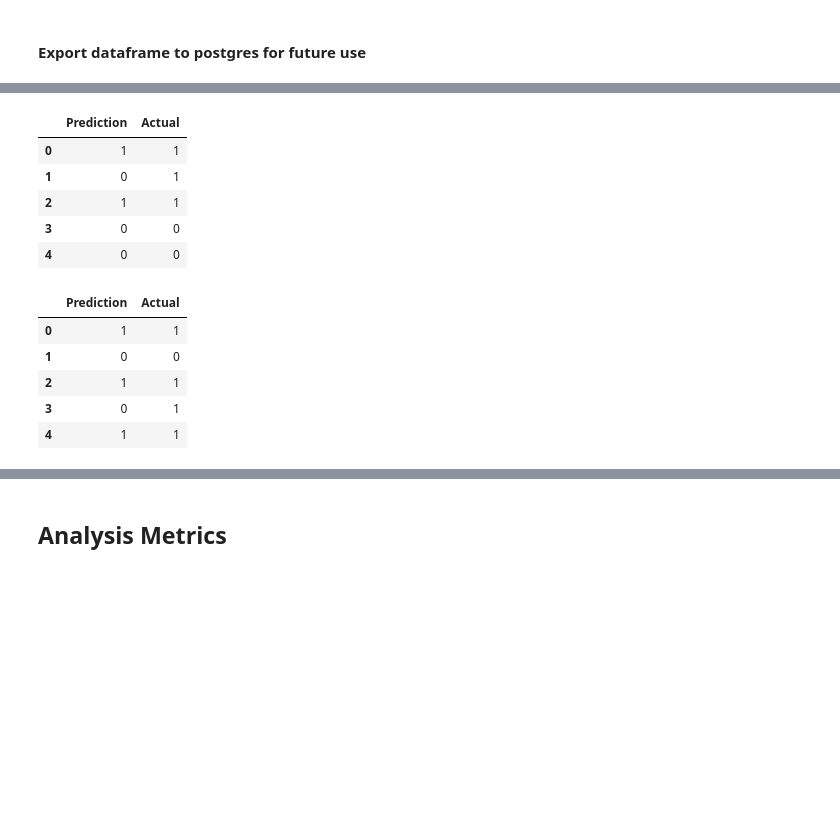
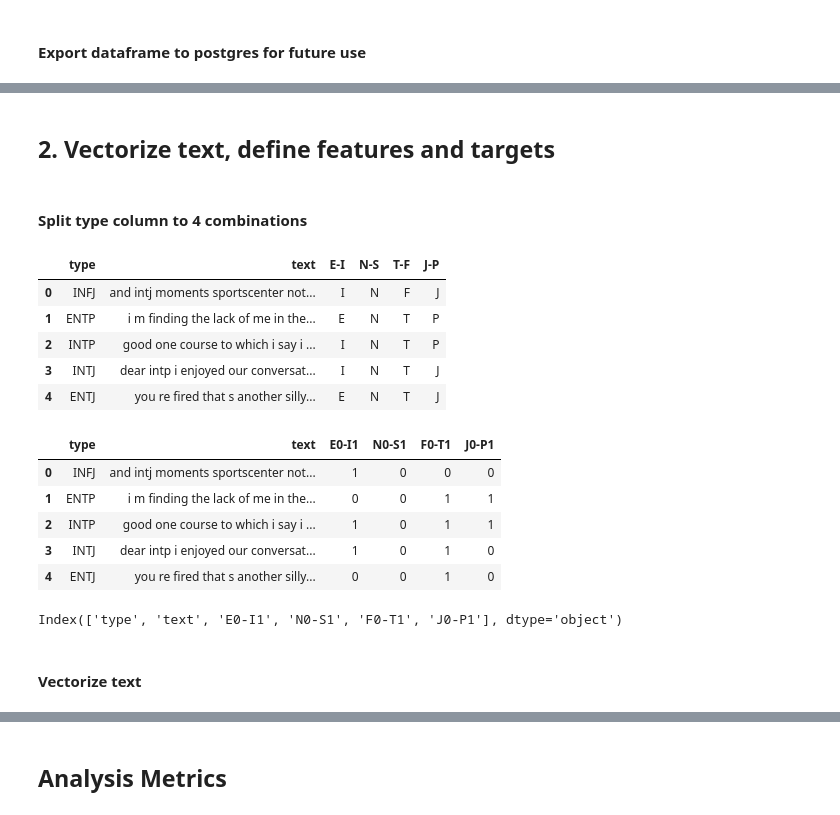
Before and after one commit to shaunwang1350/MyersBriggsMLProject, a Jupyter notebook: Notebooks/Master_notebook/Final Combined Model.ipynb, the cells around one changed output, grey strips where cells are left out. Saved outputs shown, nothing was run; the diff lists cells and outputs as text; code cells hidden in the pictures; blank space fills up the shorter version.

Commit message:
finalize master notebook, save model weights, clean folders

```diff
--- a/Notebooks/Master_notebook/Final Combined Model.ipynb
+++ b/Notebooks/Master_notebook/Final Combined Model.ipynb
@@ -303,8 +304,8 @@ raw_df.head()
 | 4 | ENTJ | 'You're fired.|||That's another s... | 'You're fired.|||That's another s... | you re fired that s another silly... |
 # %%
 # save the cleaned df
-clean_df = raw_df[['type','text']]
-clean_df.head()
+cleaned_df = raw_df[['type','text']]
+cleaned_df.head()
 # %% [output]
 |  | type | text |
 | 0 | INFJ | and intj moments sportscenter not... |
@@ -459,32 +317,0 @@ clf_NS_pred.head()
-# %%
-# T-F
-clf_TF = svm.LinearSVC(random_state=0, max_iter=2000, C=0.79)
-clf_TF.fit(X_train_TF, y_train_TF)
-
-# Predict outcomes for T-F test data set
-predictions_TF = clf_TF.predict(X_test_TF)
-clf_TF_pred = pd.DataFrame({"Prediction": predictions_TF, "Actual": y_test_TF})
-clf_TF_pred.head()
-# %% [output]
-|  | Prediction | Actual |
-| 0 | 1 | 1 |
-| 1 | 0 | 1 |
-| 2 | 1 | 1 |
-| 3 | 0 | 0 |
-| 4 | 0 | 0 |
-# %%
-# J-P
-clf_JP = svm.LinearSVC(random_state=0, max_iter=2000, C=0.79)
-clf_JP.fit(X_train_JP, y_train_JP)
-
-# Predict outcomes for J-P test data set
-predictions_JP = clf_JP.predict(X_test_JP)
-clf_JP_pred = pd.DataFrame({"Prediction": predictions_JP, "Actual": y_test_JP})
-clf_JP_pred.head()
-# %% [output]
-|  | Prediction | Actual |
-| 0 | 1 | 1 |
-| 1 | 0 | 0 |
-| 2 | 1 | 1 |
-| 3 | 0 | 1 |
-| 4 | 1 | 1 |
@@ -490,0 +321,44 @@ clf_JP_pred.head()
+# %% [markdown]
+## 2. Vectorize text, define features and targets
+# %% [markdown]
+#### Split type column to 4 combinations
+# %%
+# Split type columns into four binary columns
+split_df = cleaned_df[['type','text']].copy()
+split_df['E-I'] = split_df['type'].str.extract('(.)[N,S]',1)
+split_df['N-S'] = split_df['type'].str.extract('[E,I](.)[F,T]',1)
+split_df['T-F'] = split_df['type'].str.extract('[N,S](.)[J,P]',1)
+split_df['J-P'] = split_df['type'].str.extract('[F,T](.)',1)
+split_df.head()
+# %% [output]
+|  | type | text | E-I | N-S | T-F | J-P |
+| 0 | INFJ | and intj moments sportscenter not... | I | N | F | J |
+| 1 | ENTP | i m finding the lack of me in the... | E | N | T | P |
+| 2 | INTP | good one course to which i say i ... | I | N | T | P |
+| 3 | INTJ | dear intp i enjoyed our conversat... | I | N | T | J |
+| 4 | ENTJ | you re fired that s another silly... | E | N | T | J |
+# %%
+# Encode letters to numeric values
+from sklearn.preprocessing import LabelEncoder
+le = LabelEncoder()
+
+encoded_df = cleaned_df[['type','text']].copy()
+encoded_df['E0-I1'] = le.fit_transform(split_df['E-I'])
+encoded_df['N0-S1'] = le.fit_transform(split_df['N-S'])
+encoded_df['F0-T1'] = le.fit_transform(split_df['T-F'])
+encoded_df['J0-P1'] = le.fit_transform(split_df['J-P'])
+
+encoded_df.head()
+# %% [output]
+|  | type | text | E0-I1 | N0-S1 | F0-T1 | J0-P1 |
+| 0 | INFJ | and intj moments sportscenter not... | 1 | 0 | 0 | 0 |
+| 1 | ENTP | i m finding the lack of me in the... | 0 | 0 | 1 | 1 |
+| 2 | INTP | good one course to which i say i ... | 1 | 0 | 1 | 1 |
+| 3 | INTJ | dear intp i enjoyed our conversat... | 1 | 0 | 1 | 0 |
+| 4 | ENTJ | you re fired that s another silly... | 0 | 0 | 1 | 0 |
+# %%
+encoded_df.columns
+# %% [output]
+Index(['type', 'text', 'E0-I1', 'N0-S1', 'F0-T1', 'J0-P1'], dtype='object')
+# %% [markdown]
+#### Vectorize text
```
Also changed, not shown: parts of 58 cells of this notebook, 8 other files.
